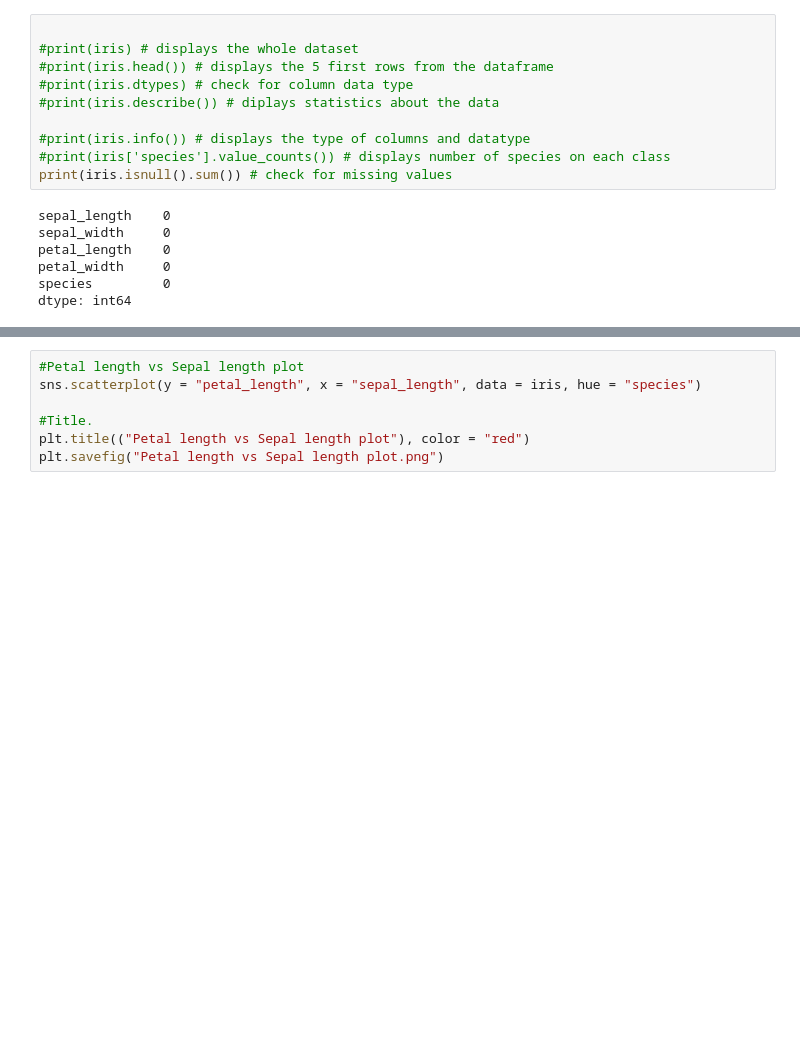
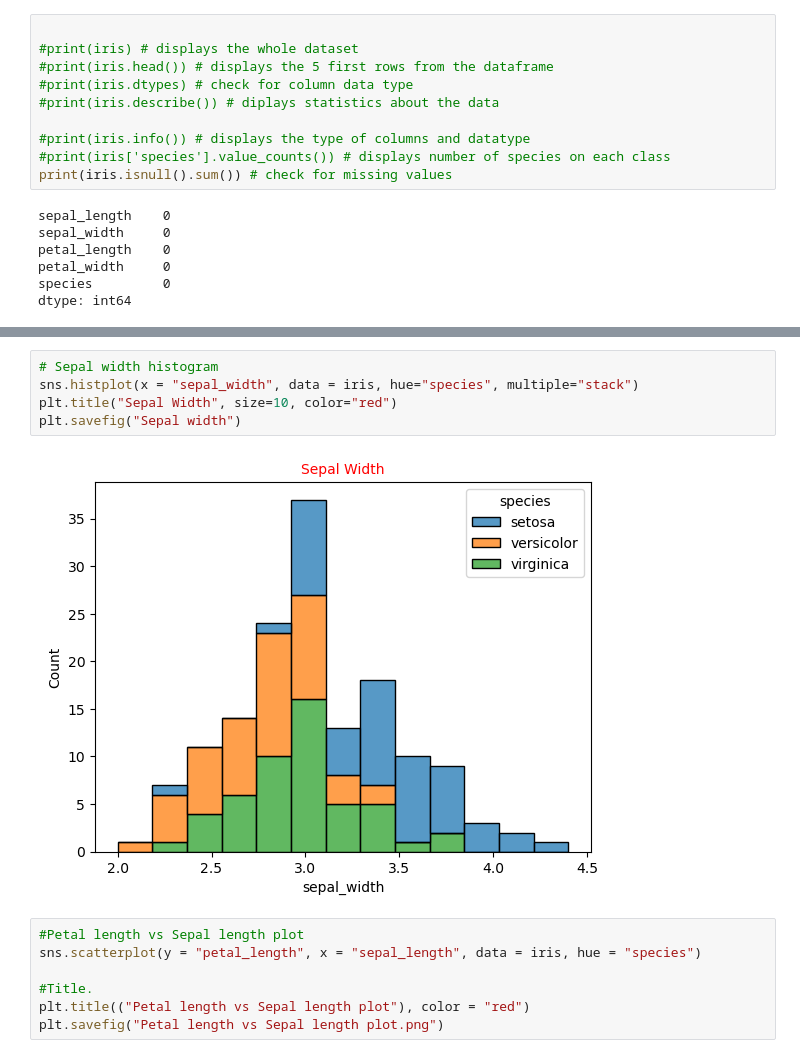
Before and after one commit to PCM11/pands-project, a Jupyter notebook: iris.ipynb, the cells around one changed output, grey strips where cells are left out. Saved outputs shown, nothing was run; the diff lists cells and outputs as text; blank space fills up the shorter version.

```diff
--- a/iris.ipynb
+++ b/iris.ipynb
@@ -58,3 +74,10 @@ pwidth =pwidth.to_numpy() # petal width to array
+# %%
+# Sepal width histogram
+sns.histplot(x = "sepal_width", data = iris, hue="species", multiple="stack")
+plt.title("Sepal Width", size=10, color="red")
+plt.savefig("Sepal width")
+# %% [output]
+[figure, added]
 # %%
 #Petal length vs Sepal length plot
 sns.scatterplot(y = "petal_length", x = "sepal_length", data = iris, hue = "species")
```
Also changed, not shown: parts of 5 cells of this notebook, 7 other files.
